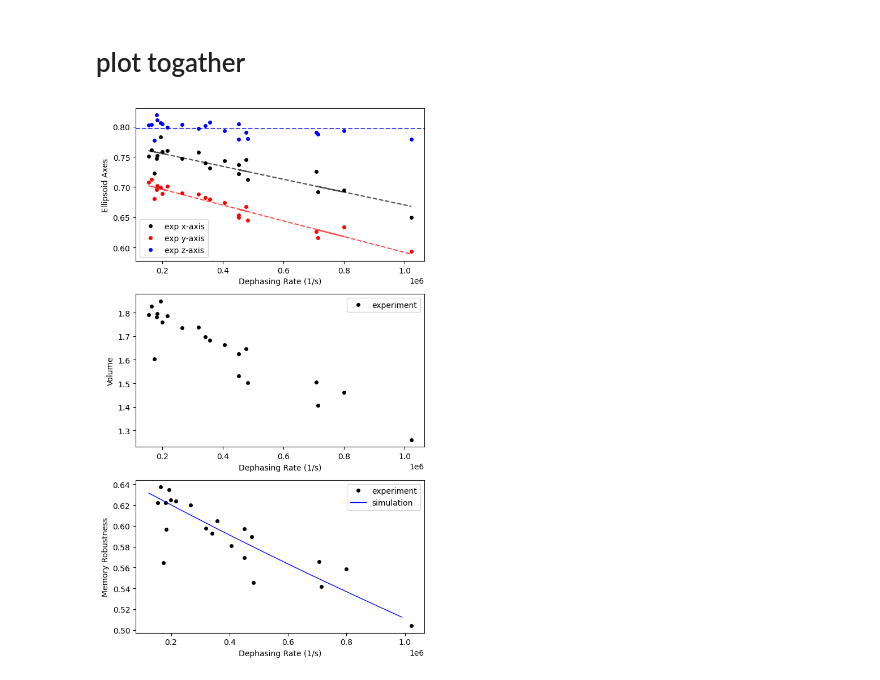
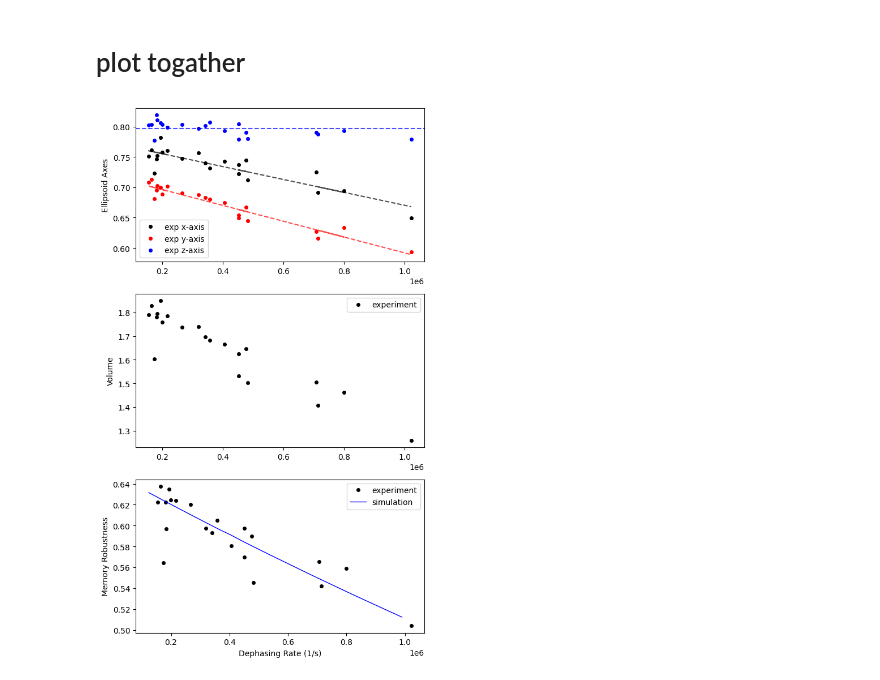
Before and after one commit to 44hsiang/quantum_memory_data, a Jupyter notebook: Markovian_data.ipynb, the cells around one changed output. Saved outputs shown, nothing was run; the diff lists cells and outputs as text; code cells hidden in the pictures.

```diff
--- a/Markovian_data.ipynb
+++ b/Markovian_data.ipynb
@@ -127,6 +127,8 @@ for i, key in enumerate(dephasing_key):
     corrected_dm = noise_analyzer.corrected_dm
     corrected_bloch = noise_analyzer.corrected_bloch
     ellipsoid_results = noise_analyzer.ellipsoid_fit_results()
+    choi = noise_analyzer.choi
+    robustness = noise_analyzer.memory_robustness(choi)
     dephasing_data[key] = {
         "qubit_properties":{
             "t1":T1_mean[i],
@@ -150,8 +152,8 @@ for i, key in enumerate(dephasing_key):
             "rotation_matrix":ellipsoid_results['rotation_matrix'],
         },
         "quantum_information":{
-            "choi":noise_analyzer.choi,
-            "robustness":noise_analyzer.memory_robustness
+            "choi":choi,
+            "robustness":robustness
         }
     }
     dephasing_analyze[key] = noise_analyzer
@@ -601,33 +603,31 @@ x_fit = np.asarray(exp_dephasing_rates).flatten()
 coeffs_x = np.polyfit(x_fit, exp_axes_list[:, 0], 1)
 fit_x = np.polyval(coeffs_x, x_fit)
 ax_axes_comp.plot(x_fit, fit_x, 'k--', alpha=0.7, linewidth=1.5)
 
 # Y-axis: linear fitting
 coeffs_y = np.polyfit(x_fit, exp_axes_list[:, 1], 1)
 fit_y = np.polyval(coeffs_y, x_fit)
 ax_axes_comp.plot(x_fit, fit_y, 'r--', alpha=0.7, linewidth=1.5)
 
 # Z-axis: horizontal line (average)
 z_mean = np.mean(exp_axes_list[:, 2])
 ax_axes_comp.axhline(y=z_mean, color='b', linestyle='--', alpha=0.7, linewidth=1.5)
-ax_axes_comp.set_xlabel('Dephasing Rate (1/s)')
 ax_axes_comp.set_ylabel('Ellipsoid Axes')
 ax_axes_comp.legend()
 
 # Plot 2: Volume comparison
 ax_volume_comp.plot(exp_dephasing_rates, exp_volume_list, 'ko', label='experiment', markersize=4, linewidth=1)
-ax_volume_comp.set_xlabel('Dephasing Rate (1/s)')
 ax_volume_comp.set_ylabel('Volume')
 ax_volume_comp.legend()
 
 # Plot 3: Robustness comparison
 ax_robust_comp.plot(exp_dephasing_rates, exp_robustness_list, 'ko', label='experiment', markersize=4, linewidth=1)
 ax_robust_comp.plot(sim_dephasing_rates, sim_robustness_list, 'b-', label='simulation', linewidth=1)
 ax_robust_comp.set_xlabel('Dephasing Rate (1/s)')
 ax_robust_comp.set_ylabel('Memory Robustness')
 ax_robust_comp.legend()
 
 plt.tight_layout()
 plt.show()
 # %% [output]
-[figure, old version]
+[figure, new version]
```
Also changed, not shown: parts of 6 cells of this notebook, 7 other files.
